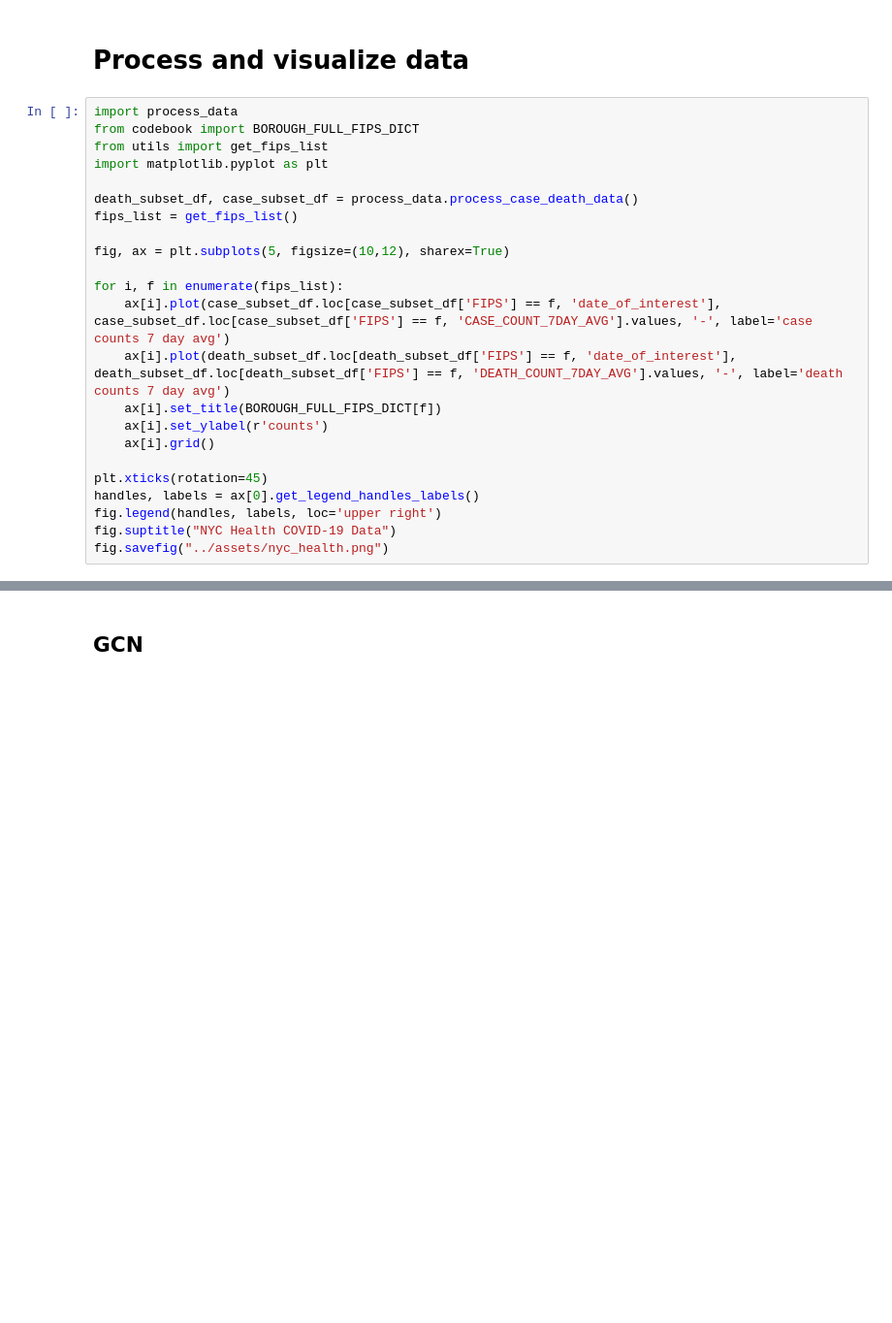
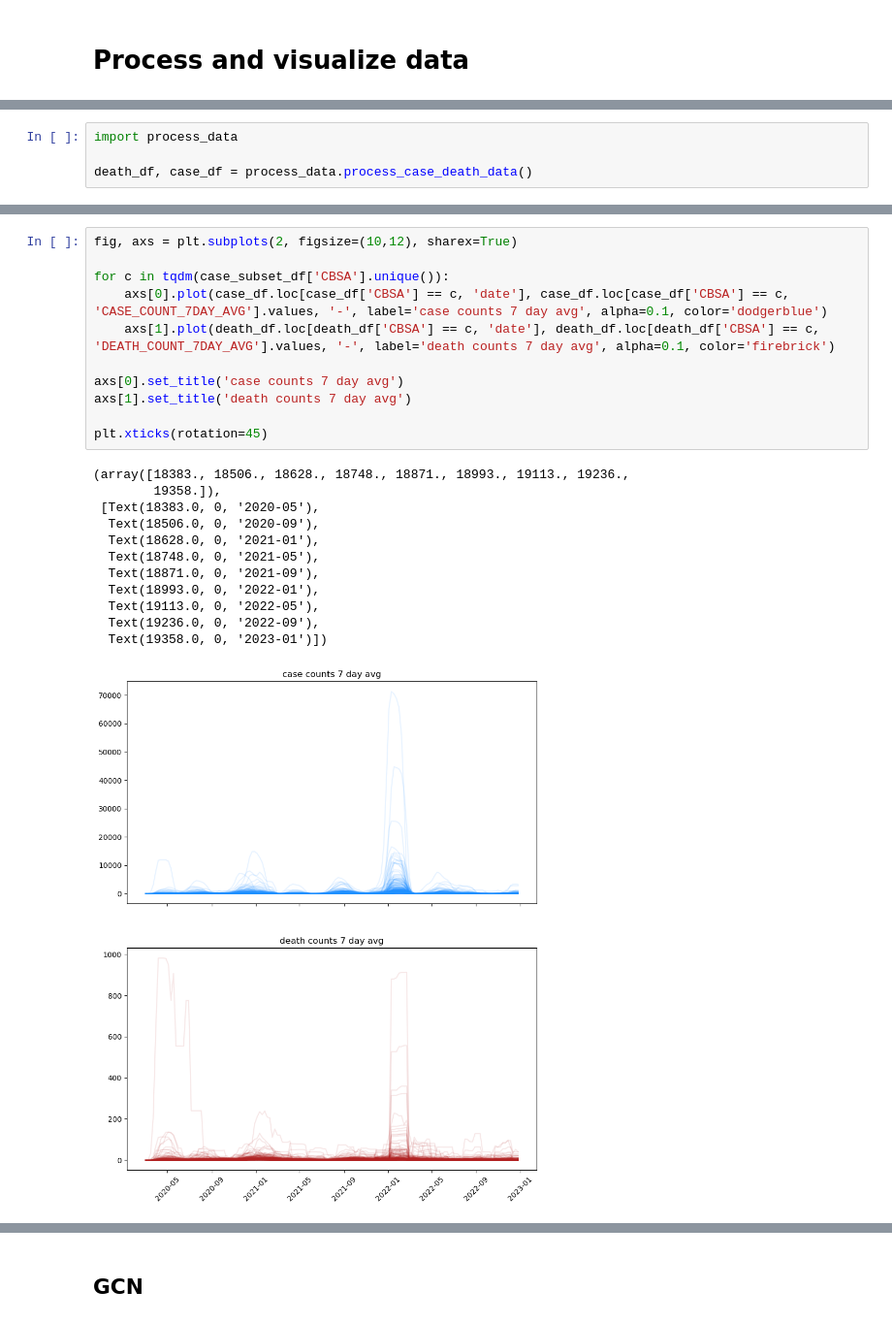
Before and after one commit to hwunrow/cgnn, a Jupyter notebook: src/main.ipynb, the cells around one changed output, grey strips where cells are left out. Shown at 97% size. Saved outputs shown, nothing was run; the diff lists cells and outputs as text; blank space fills up the shorter version.

```diff
--- a/src/main.ipynb
+++ b/src/main.ipynb
@@ -1,25 +9,2 @@
 # %% [markdown]
 # Process and visualize data
-# %%
-import process_data
-from codebook import BOROUGH_FULL_FIPS_DICT
-from utils import get_fips_list
-import matplotlib.pyplot as plt
-
-death_subset_df, case_subset_df = process_data.process_case_death_data()
-fips_list = get_fips_list()
-
-fig, ax = plt.subplots(5, figsize=(10,12), sharex=True)
-
-for i, f in enumerate(fips_list):
-    ax[i].plot(case_subset_df.loc[case_subset_df['FIPS'] == f, 'date_of_interest'], case_subset_df.loc[case_subset_df['FIPS'] == f, 'CASE_COUNT_7DAY_AVG'].values, '-', label='case counts 7 day avg')
-    ax[i].plot(death_subset_df.loc[death_subset_df['FIPS'] == f, 'date_of_interest'], death_subset_df.loc[death_subset_df['FIPS'] == f, 'DEATH_COUNT_7DAY_AVG'].values, '-', label='death counts 7 day avg')
-    ax[i].set_title(BOROUGH_FULL_FIPS_DICT[f])
-    ax[i].set_ylabel(r'counts')
-    ax[i].grid()
-
-plt.xticks(rotation=45)
-handles, labels = ax[0].get_legend_handles_labels()
-fig.legend(handles, labels, loc='upper right')
-fig.suptitle("NYC Health COVID-19 Data")
-fig.savefig("../assets/nyc_health.png")
@@ -118,0 +13,4 @@ fig.savefig("../assets/safegraph.png")
+# %%
+import process_data
+
+death_df, case_df = process_data.process_case_death_data()
@@ -118,0 +24,24 @@ fig.savefig("../assets/safegraph.png")
+# %%
+fig, axs = plt.subplots(2, figsize=(10,12), sharex=True)
+
+for c in tqdm(case_subset_df['CBSA'].unique()):
+    axs[0].plot(case_df.loc[case_df['CBSA'] == c, 'date'], case_df.loc[case_df['CBSA'] == c, 'CASE_COUNT_7DAY_AVG'].values, '-', label='case counts 7 day avg', alpha=0.1, color='dodgerblue')
+    axs[1].plot(death_df.loc[death_df['CBSA'] == c, 'date'], death_df.loc[death_df['CBSA'] == c, 'DEATH_COUNT_7DAY_AVG'].values, '-', label='death counts 7 day avg', alpha=0.1, color='firebrick')
+
+axs[0].set_title('case counts 7 day avg')
+axs[1].set_title('death counts 7 day avg')
+
+plt.xticks(rotation=45)
+# %% [output]
+(array([18383., 18506., 18628., 18748., 18871., 18993., 19113., 19236.,
+        19358.]),
+ [Text(18383.0, 0, '2020-05'),
+  Text(18506.0, 0, '2020-09'),
+  Text(18628.0, 0, '2021-01'),
+  Text(18748.0, 0, '2021-05'),
+  Text(18871.0, 0, '2021-09'),
+  Text(18993.0, 0, '2022-01'),
+  Text(19113.0, 0, '2022-05'),
+  Text(19236.0, 0, '2022-09'),
+  Text(19358.0, 0, '2023-01')])
+[figure, added]
```
Also changed, not shown: parts of 49 cells of this notebook.
